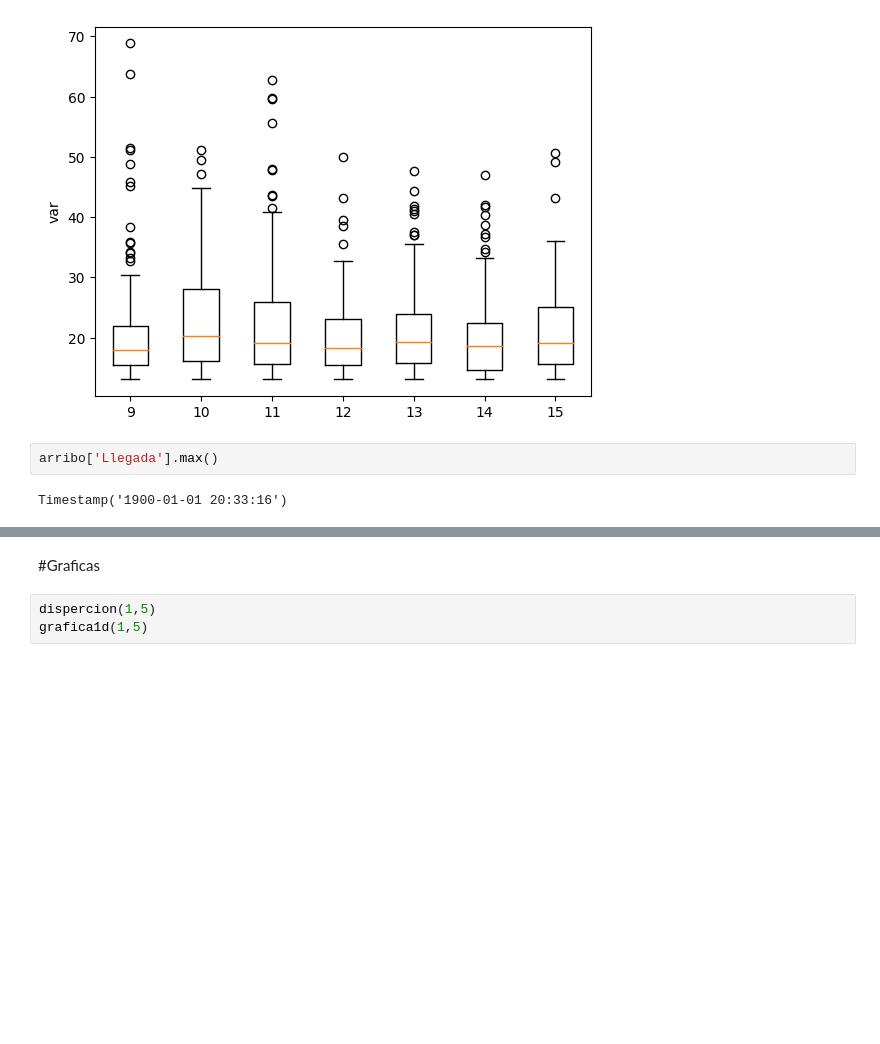
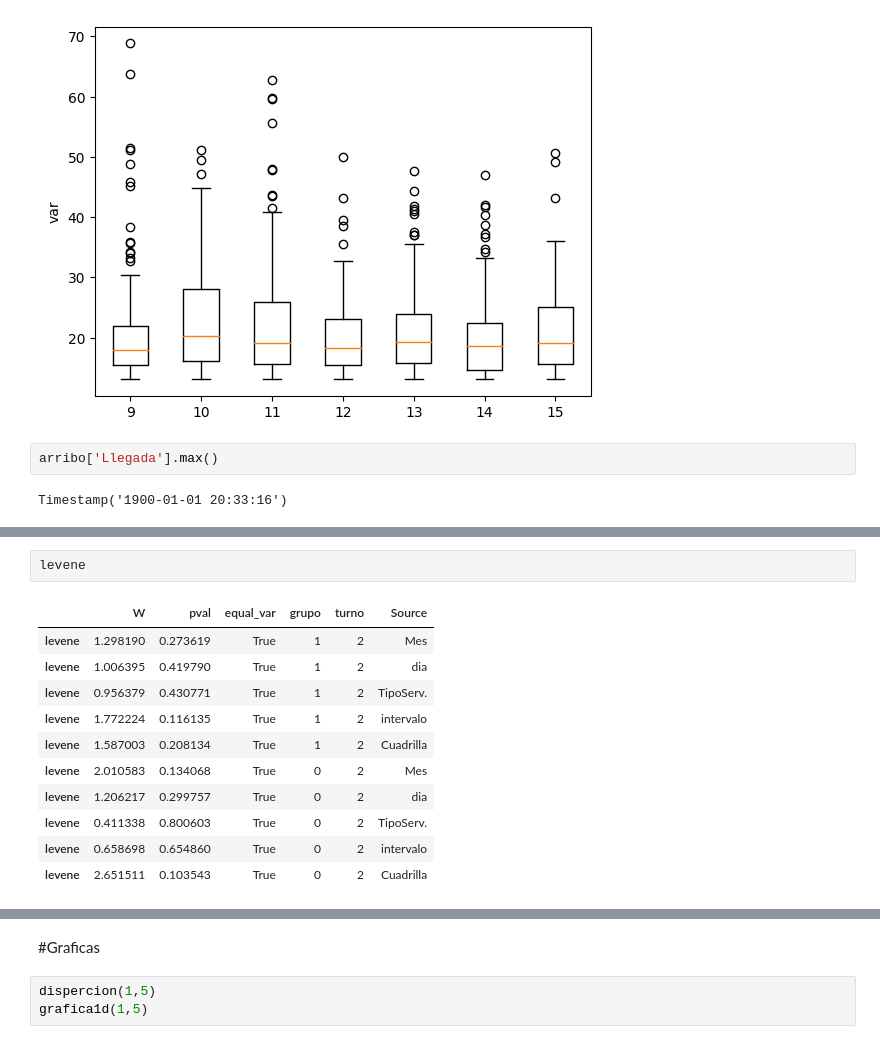
Before and after one commit to TonioFlag/ProyectoFinalColas, a Jupyter notebook: kmeans.ipynb, the cells around one changed output, grey strips where cells are left out. Drawn from its saved outputs; the diff is of its cells as text; blank space fills up the shorter version.

```diff
--- a/kmeans.ipynb
+++ b/kmeans.ipynb
@@ -288,0 +345,14 @@ Timestamp('1900-01-01 20:33:16')
+# %%
+levene
+# %% [output]
+|  | W | pval | equal_var | grupo | turno | Source |
+| levene | 1.298190 | 0.273619 | True | 1 | 2 | Mes |
+| levene | 1.006395 | 0.419790 | True | 1 | 2 | dia |
+| levene | 0.956379 | 0.430771 | True | 1 | 2 | TipoServ. |
+| levene | 1.772224 | 0.116135 | True | 1 | 2 | intervalo |
+| levene | 1.587003 | 0.208134 | True | 1 | 2 | Cuadrilla |
+| levene | 2.010583 | 0.134068 | True | 0 | 2 | Mes |
+| levene | 1.206217 | 0.299757 | True | 0 | 2 | dia |
+| levene | 0.411338 | 0.800603 | True | 0 | 2 | TipoServ. |
+| levene | 0.658698 | 0.654860 | True | 0 | 2 | intervalo |
+| levene | 2.651511 | 0.103543 | True | 0 | 2 | Cuadrilla |
```
Also changed, not shown: parts of 18 cells of this notebook.
